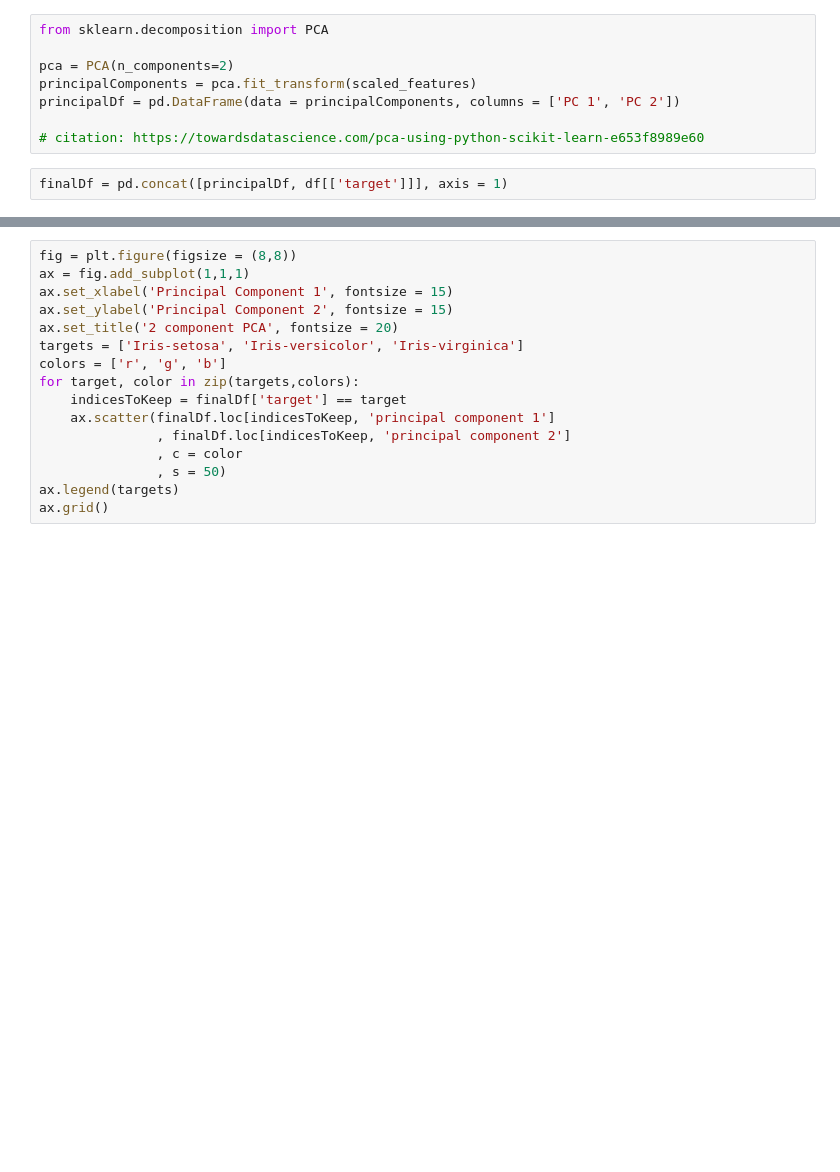
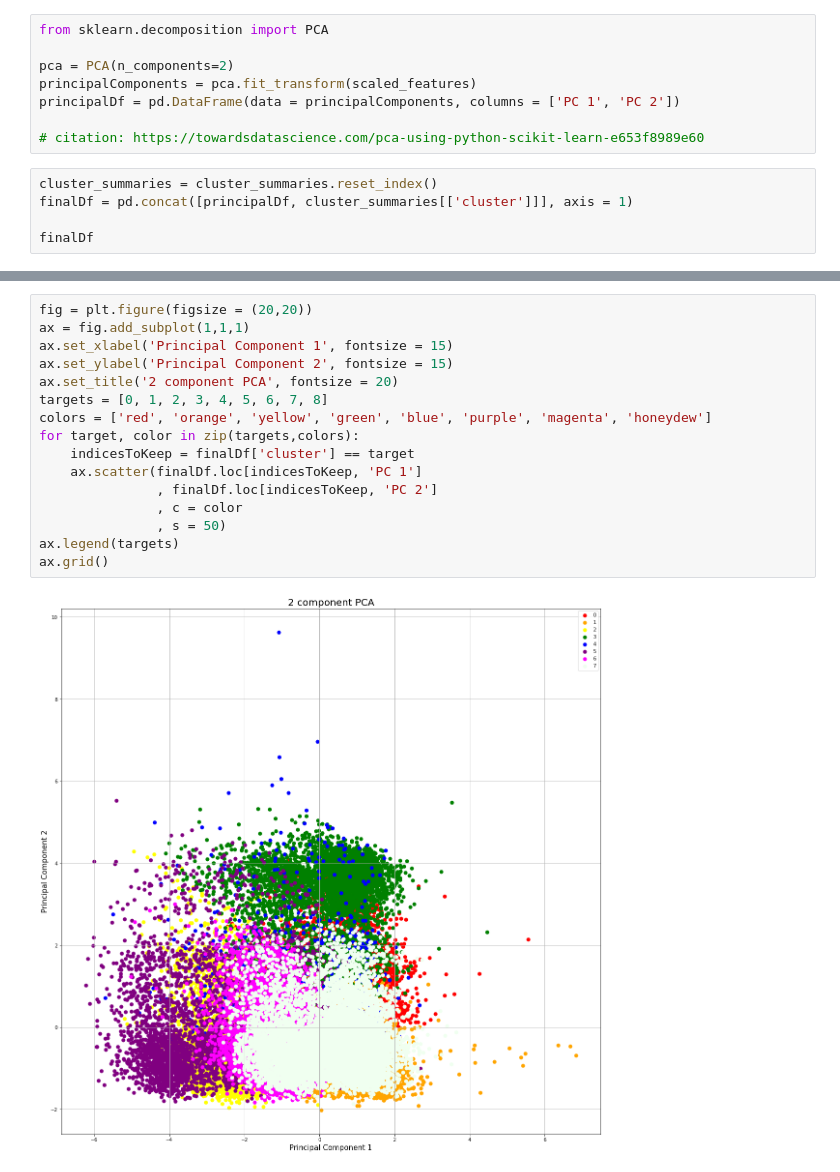
Before and after one commit to bhavrish/CVD-Classifer, a Jupyter notebook: ML/PCA Visualization.ipynb, the cells around one changed output, grey strips where cells are left out. Drawn from its saved outputs; the diff is of its cells as text; blank space fills up the shorter version.

Commit message:
Finish PCA visualization

```diff
--- a/ML/PCA Visualization.ipynb
+++ b/ML/PCA Visualization.ipynb
@@ -65,5 +70,8 @@ principalDf = pd.DataFrame(data = principalComponents, columns = ['PC 1', 'PC 2'
 
 # citation: https://towardsdatascience.com/pca-using-python-scikit-learn-e653f8989e60
 # %%
-finalDf = pd.concat([principalDf, df[['target']]], axis = 1)
+cluster_summaries = cluster_summaries.reset_index()
+finalDf = pd.concat([principalDf, cluster_summaries[['cluster']]], axis = 1)
+
+finalDf
 # %% [output]
@@ -71,16 +91,18 @@ KeyError: "None of [Index(['target'], dtype='object')] are in the [columns]"
 # %%
-fig = plt.figure(figsize = (8,8))
+fig = plt.figure(figsize = (20,20))
 ax = fig.add_subplot(1,1,1)
 ax.set_xlabel('Principal Component 1', fontsize = 15)
 ax.set_ylabel('Principal Component 2', fontsize = 15)
 ax.set_title('2 component PCA', fontsize = 20)
-targets = ['Iris-setosa', 'Iris-versicolor', 'Iris-virginica']
-colors = ['r', 'g', 'b']
+targets = [0, 1, 2, 3, 4, 5, 6, 7, 8]
+colors = ['red', 'orange', 'yellow', 'green', 'blue', 'purple', 'magenta', 'honeydew']
 for target, color in zip(targets,colors):
-    indicesToKeep = finalDf['target'] == target
-    ax.scatter(finalDf.loc[indicesToKeep, 'principal component 1']
-               , finalDf.loc[indicesToKeep, 'principal component 2']
+    indicesToKeep = finalDf['cluster'] == target
+    ax.scatter(finalDf.loc[indicesToKeep, 'PC 1']
+               , finalDf.loc[indicesToKeep, 'PC 2']
                , c = color
                , s = 50)
 ax.legend(targets)
 ax.grid()
+# %% [output]
+[figure, added]
```
Also changed, not shown: parts of 5 cells of this notebook.
